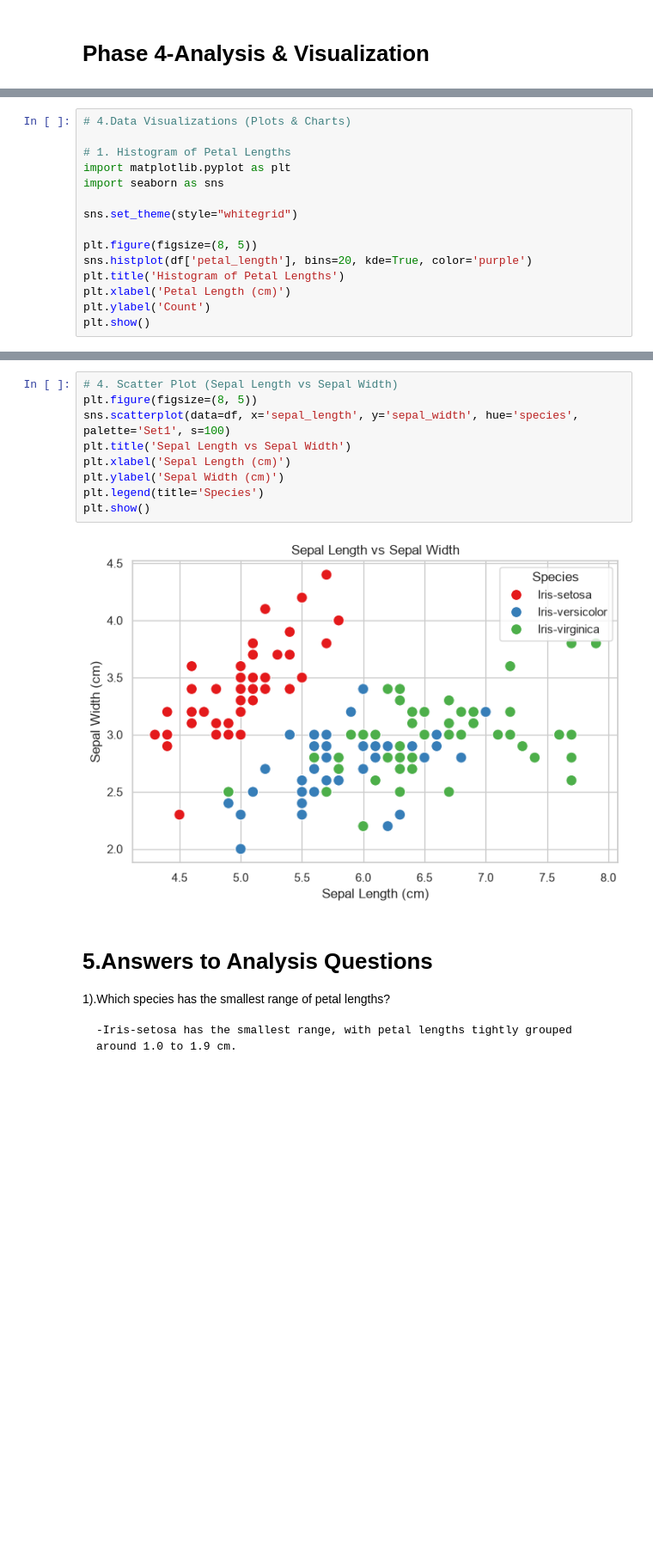
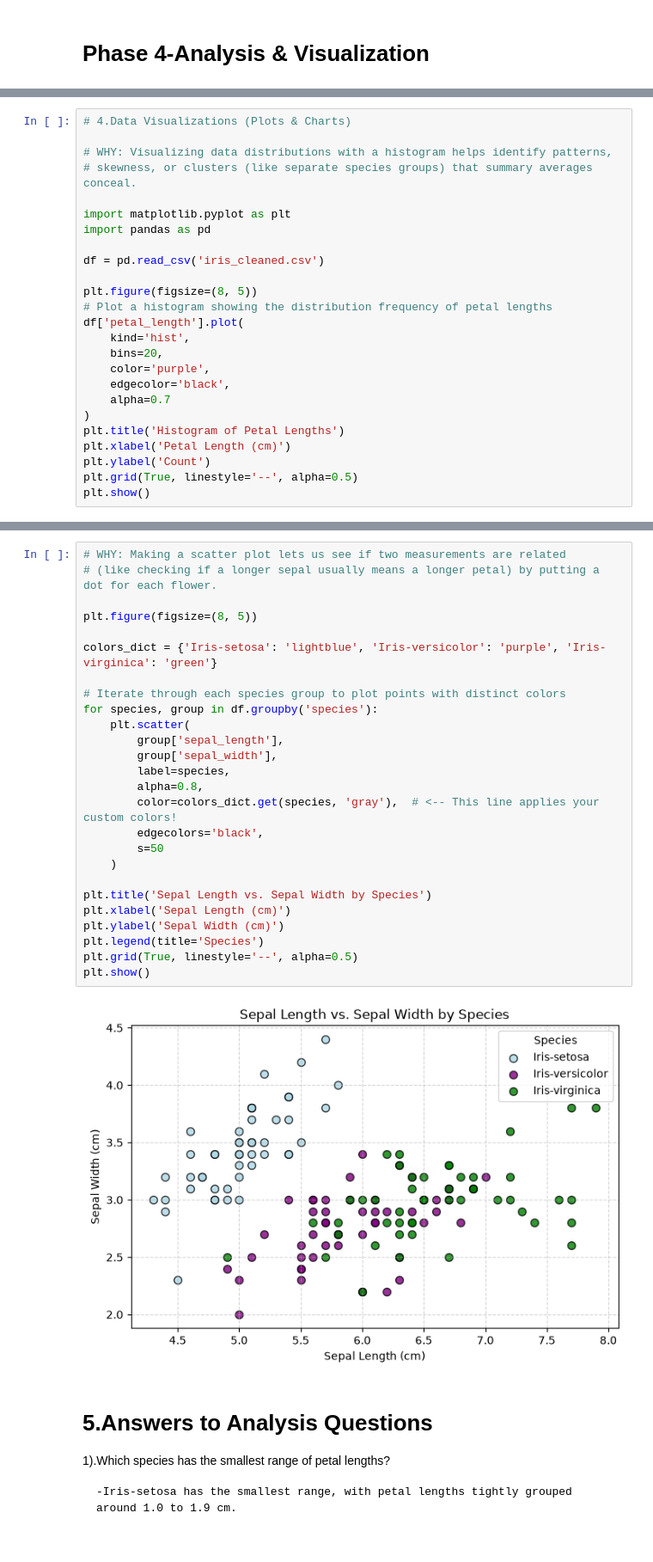
Before and after one commit to HKaurp27/iris-analysis-groupA, a Jupyter notebook: PythonFiles/Main_Iris_project.ipynb, the cells around one changed output, grey strips where cells are left out. Shown at 86% size. Drawn from its saved outputs; the diff is of its cells as text; blank space fills up the shorter version.

```diff
--- a/PythonFiles/Main_Iris_project.ipynb
+++ b/PythonFiles/Main_Iris_project.ipynb
@@ -272,16 +300,26 @@ Iris-virginica       6.604082     2.979592      5.561224     2.028571
 # %%
 # 4.Data Visualizations (Plots & Charts)
 
-# 1. Histogram of Petal Lengths
+# WHY: Visualizing data distributions with a histogram helps identify patterns,
+# skewness, or clusters (like separate species groups) that summary averages conceal.
+
 import matplotlib.pyplot as plt
-import seaborn as sns
+import pandas as pd
 
-sns.set_theme(style="whitegrid")
+df = pd.read_csv('iris_cleaned.csv')
 
 plt.figure(figsize=(8, 5))
-sns.histplot(df['petal_length'], bins=20, kde=True, color='purple')
+# Plot a histogram showing the distribution frequency of petal lengths
+df['petal_length'].plot(
+    kind='hist',
+    bins=20,
+    color='purple',
+    edgecolor='black',
+    alpha=0.7
+)
 plt.title('Histogram of Petal Lengths')
 plt.xlabel('Petal Length (cm)')
 plt.ylabel('Count')
+plt.grid(True, linestyle='--', alpha=0.5)
 plt.show()
 # %% [output]
@@ -323,14 +372,31 @@ plt.show()
 # %%
-# 4. Scatter Plot (Sepal Length vs Sepal Width)
+# WHY: Making a scatter plot lets us see if two measurements are related
+# (like checking if a longer sepal usually means a longer petal) by putting a dot for each flower.
+
 plt.figure(figsize=(8, 5))
-sns.scatterplot(data=df, x='sepal_length', y='sepal_width', hue='species', palette='Set1', s=100)
-plt.title('Sepal Length vs Sepal Width')
+
+colors_dict = {'Iris-setosa': 'lightblue', 'Iris-versicolor': 'purple', 'Iris-virginica': 'green'}
+
+# Iterate through each species group to plot points with distinct colors
+for species, group in df.groupby('species'):
+    plt.scatter(
+        group['sepal_length'],
+        group['sepal_width'],
+        label=species,
+        alpha=0.8,
+        color=colors_dict.get(species, 'gray'),  # <-- This line applies your custom colors!
+        edgecolors='black',
+        s=50
+    )
+
+plt.title('Sepal Length vs. Sepal Width by Species')
 plt.xlabel('Sepal Length (cm)')
 plt.ylabel('Sepal Width (cm)')
 plt.legend(title='Species')
+plt.grid(True, linestyle='--', alpha=0.5)
 plt.show()
 # %% [output]
-[figure, old version]
+[figure, new version]
 # %% [markdown]
 # 5.Answers to Analysis Questions
 
```
Also changed, not shown: parts of 14 cells of this notebook, 4 other files.
